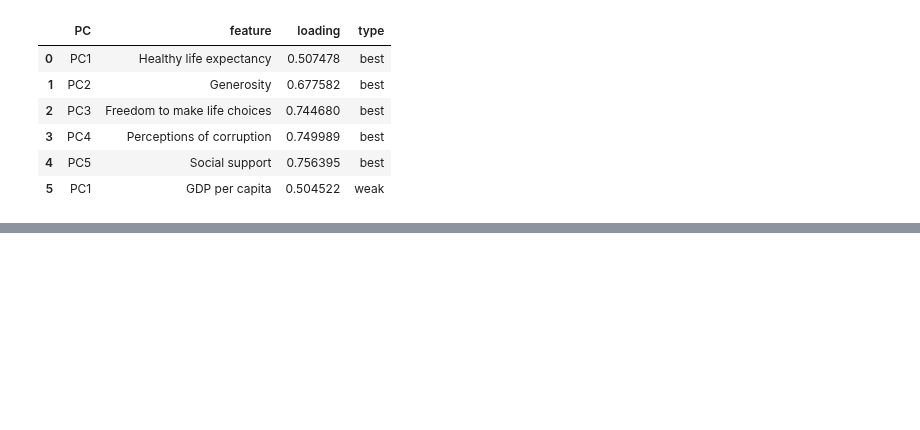
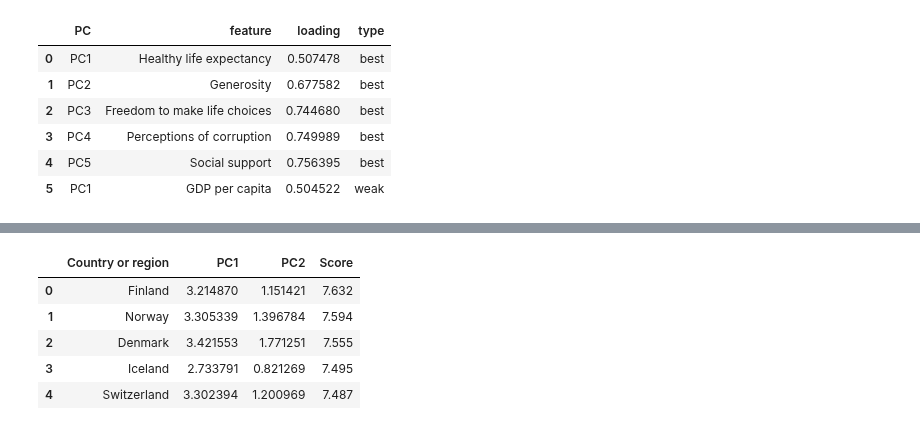
Before and after one commit to StefanFSmid/ASDA_2025_Group_3_Porfolio, a Jupyter notebook: notebooks/week_10_group_3_notebook.ipynb, the cells around one changed output, grey strips where cells are left out. Saved outputs shown, nothing was run; the diff lists cells and outputs as text; code cells hidden in the pictures; blank space fills up the shorter version.

```diff
--- a/notebooks/week_10_group_3_notebook.ipynb
+++ b/notebooks/week_10_group_3_notebook.ipynb
@@ -152,0 +168,23 @@ model.plot();
+# %%
+# Extract the PC DataFrame from results dict
+pc_scores = results['PC']  # This is a DataFrame
+
+# Keep only PC1 and PC2
+pca_df = pc_scores.iloc[:, :2].copy()
+
+# Reset index to make country names a column
+pca_df = pca_df.reset_index()  # The index becomes a column named 'index'
+pca_df.rename(columns={'index':'Country or region'}, inplace=True)
+
+# Merge with the main df
+df = df.merge(pca_df, on='Country or region', how='left')
+
+# Check
+df[['Country or region','PC1','PC2','Score']].head()
+# %% [output]
+|  | Country or region | PC1 | PC2 | Score |
+| 0 | Finland | 3.214870 | 1.151421 | 7.632 |
+| 1 | Norway | 3.305339 | 1.396784 | 7.594 |
+| 2 | Denmark | 3.421553 | 1.771251 | 7.555 |
+| 3 | Iceland | 2.733791 | 0.821269 | 7.495 |
+| 4 | Switzerland | 3.302394 | 1.200969 | 7.487 |
```
Also changed, not shown: parts of 9 cells of this notebook, 5 other files.
